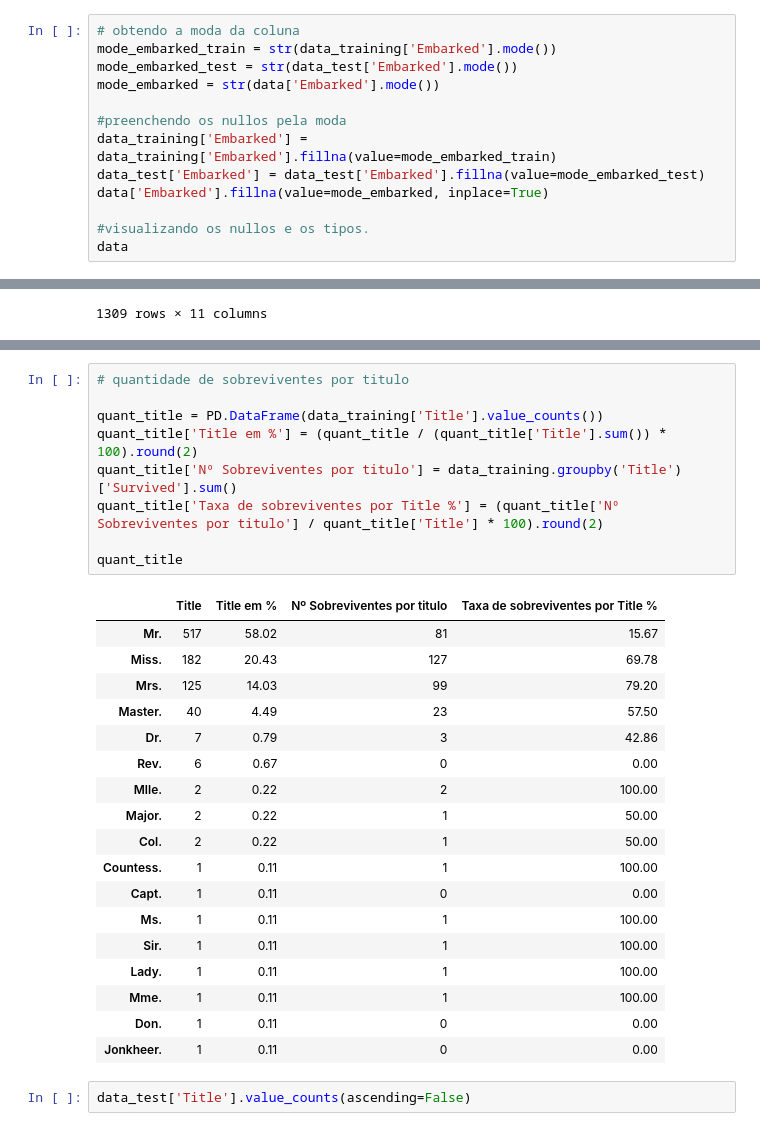
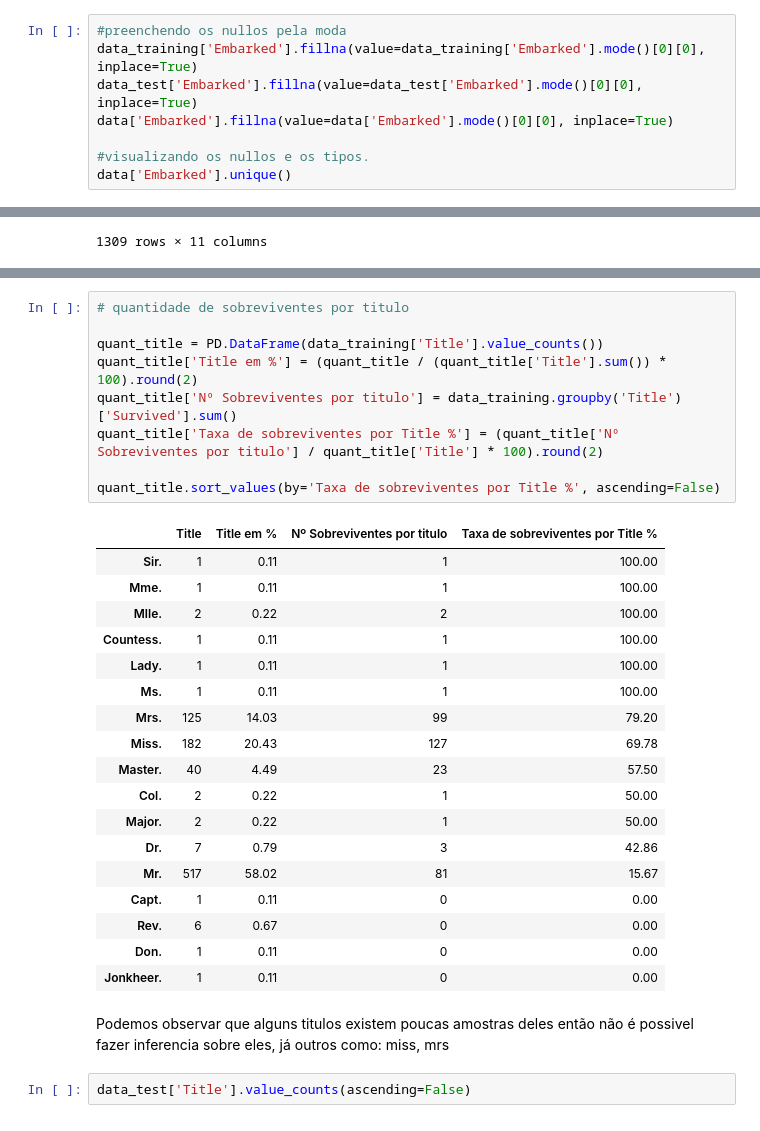
Before and after one commit to mayconbaptista/upsolving_kaggle, a Jupyter notebook: titanic/solution1.ipynb, the cells around one changed output, grey strips where cells are left out. Cells and saved outputs as stored; diff of their text form.

```diff
--- a/titanic/solution1.ipynb
+++ b/titanic/solution1.ipynb
@@ -442,16 +459,11 @@ Name: Fare, dtype: float64
 # %% [markdown]
 * Antes de antes de mudar a coluna para uma representação numética vamos preencaher alguns dados faltantes para que nossos dados de treinamento fique o mais completo possivel.
 # %%
-# obtendo a moda da coluna
-mode_embarked_train = str(data_training['Embarked'].mode())
-mode_embarked_test = str(data_test['Embarked'].mode())
-mode_embarked = str(data['Embarked'].mode())
-
 #preenchendo os nullos pela moda
-data_training['Embarked'] = data_training['Embarked'].fillna(value=mode_embarked_train)
-data_test['Embarked'] = data_test['Embarked'].fillna(value=mode_embarked_test)
-data['Embarked'].fillna(value=mode_embarked, inplace=True)
+data_training['Embarked'].fillna(value=data_training['Embarked'].mode()[0][0], inplace=True)
+data_test['Embarked'].fillna(value=data_test['Embarked'].mode()[0][0], inplace=True)
+data['Embarked'].fillna(value=data['Embarked'].mode()[0][0], inplace=True)
 
 #visualizando os nullos e os tipos.
-data
+data['Embarked'].unique()
 # %% [output]
@@ -686,31 +677,33 @@ Os títulos mencionados acima são usados em nomes de americanos e têm diferent
 # %%
 # quantidade de sobreviventes por titulo
 
 quant_title = PD.DataFrame(data_training['Title'].value_counts())
 quant_title['Title em %'] = (quant_title / (quant_title['Title'].sum()) * 100).round(2)
 quant_title['Nº Sobreviventes por titulo'] = data_training.groupby('Title')['Survived'].sum()
 quant_title['Taxa de sobreviventes por Title %'] = (quant_title['Nº Sobreviventes por titulo'] / quant_title['Title'] * 100).round(2)
 
-quant_title
+quant_title.sort_values(by='Taxa de sobreviventes por Title %', ascending=False)
 # %% [output]
 |  | Title | Title em % | Nº Sobreviventes por titulo | Taxa de sobreviventes por Title % |
+| Sir. | 1 | 0.11 | 1 | 100.00 |
+| Mme. | 1 | 0.11 | 1 | 100.00 |
+| Mlle. | 2 | 0.22 | 2 | 100.00 |
+| Countess. | 1 | 0.11 | 1 | 100.00 |
+| Lady. | 1 | 0.11 | 1 | 100.00 |
+| Ms. | 1 | 0.11 | 1 | 100.00 |
+| Mrs. | 125 | 14.03 | 99 | 79.20 |
+| Miss. | 182 | 20.43 | 127 | 69.78 |
+| Master. | 40 | 4.49 | 23 | 57.50 |
+| Col. | 2 | 0.22 | 1 | 50.00 |
+| Major. | 2 | 0.22 | 1 | 50.00 |
+| Dr. | 7 | 0.79 | 3 | 42.86 |
 | Mr. | 517 | 58.02 | 81 | 15.67 |
-| Miss. | 182 | 20.43 | 127 | 69.78 |
-| Mrs. | 125 | 14.03 | 99 | 79.20 |
-| Master. | 40 | 4.49 | 23 | 57.50 |
-| Dr. | 7 | 0.79 | 3 | 42.86 |
+| Capt. | 1 | 0.11 | 0 | 0.00 |
 | Rev. | 6 | 0.67 | 0 | 0.00 |
-| Mlle. | 2 | 0.22 | 2 | 100.00 |
-| Major. | 2 | 0.22 | 1 | 50.00 |
-| Col. | 2 | 0.22 | 1 | 50.00 |
-| Countess. | 1 | 0.11 | 1 | 100.00 |
-| Capt. | 1 | 0.11 | 0 | 0.00 |
-| Ms. | 1 | 0.11 | 1 | 100.00 |
-| Sir. | 1 | 0.11 | 1 | 100.00 |
-| Lady. | 1 | 0.11 | 1 | 100.00 |
-| Mme. | 1 | 0.11 | 1 | 100.00 |
 | Don. | 1 | 0.11 | 0 | 0.00 |
 | Jonkheer. | 1 | 0.11 | 0 | 0.00 |
+# %% [markdown]
+Podemos observar que alguns titulos existem poucas amostras deles então não é possivel fazer inferencia sobre eles, já outros como: miss, mrs
 # %%
 data_test['Title'].value_counts(ascending=False)
 # %% [output]
```
Also changed, not shown: parts of 82 cells of this notebook, 12 other files.
